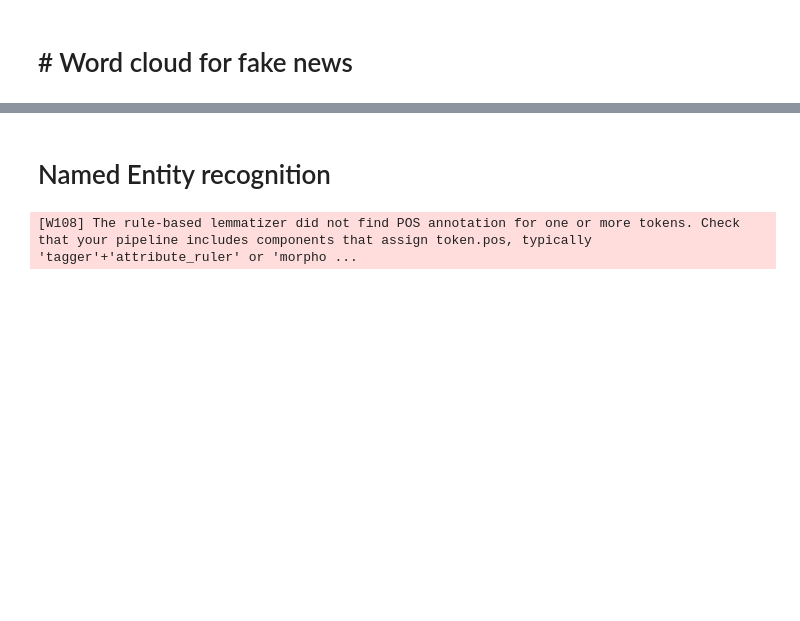
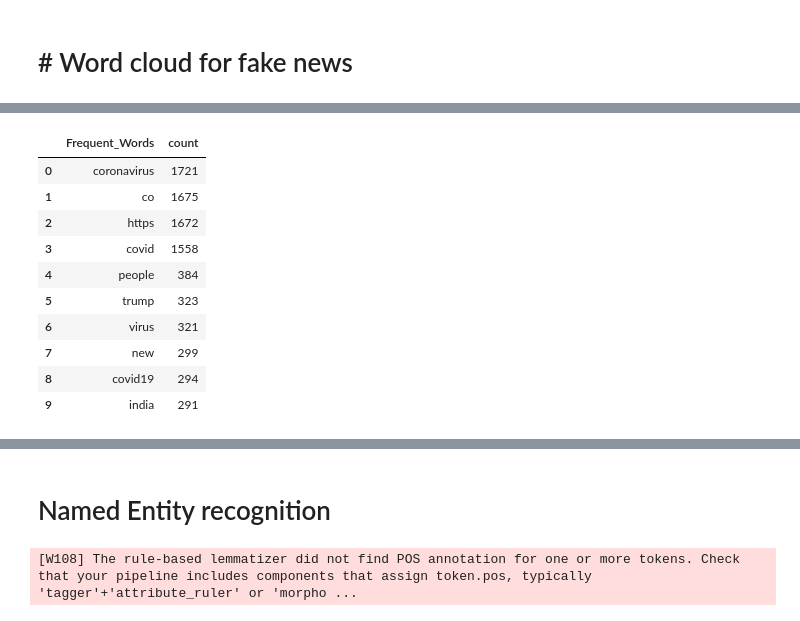
Before and after one commit to sreebalajisree/Fake_News_Detection, a Jupyter notebook: Fake_News_Detection_EDA.ipynb, the cells around one changed output, grey strips where cells are left out. Drawn from its saved outputs; the diff is of its cells as text; code cells hidden in the pictures; blank space fills up the shorter version.

```diff
--- a/Fake_News_Detection_EDA.ipynb
+++ b/Fake_News_Detection_EDA.ipynb
@@ -332,0 +373,4 @@ plt.show()
+# %%
+NUM_TOP_WORDS = 10
+var2 = hero.top_words(fake_news_df['tweet'])[:NUM_TOP_WORDS]
+print("Top 10 frequent words from the dataset:\n", var2)
@@ -332,0 +390,16 @@ plt.show()
+# %%
+df_fake_news_top_words = pd.DataFrame({'Frequent_Words':var2.index, 'count':var2.values})
+# %%
+df_fake_news_top_words
+# %% [output]
+|  | Frequent_Words | count |
+| 0 | coronavirus | 1721 |
+| 1 | co | 1675 |
+| 2 | https | 1672 |
+| 3 | covid | 1558 |
+| 4 | people | 384 |
+| 5 | trump | 323 |
+| 6 | virus | 321 |
+| 7 | new | 299 |
+| 8 | covid19 | 294 |
+| 9 | india | 291 |
```
Also changed, not shown: parts of 12 cells of this notebook.
